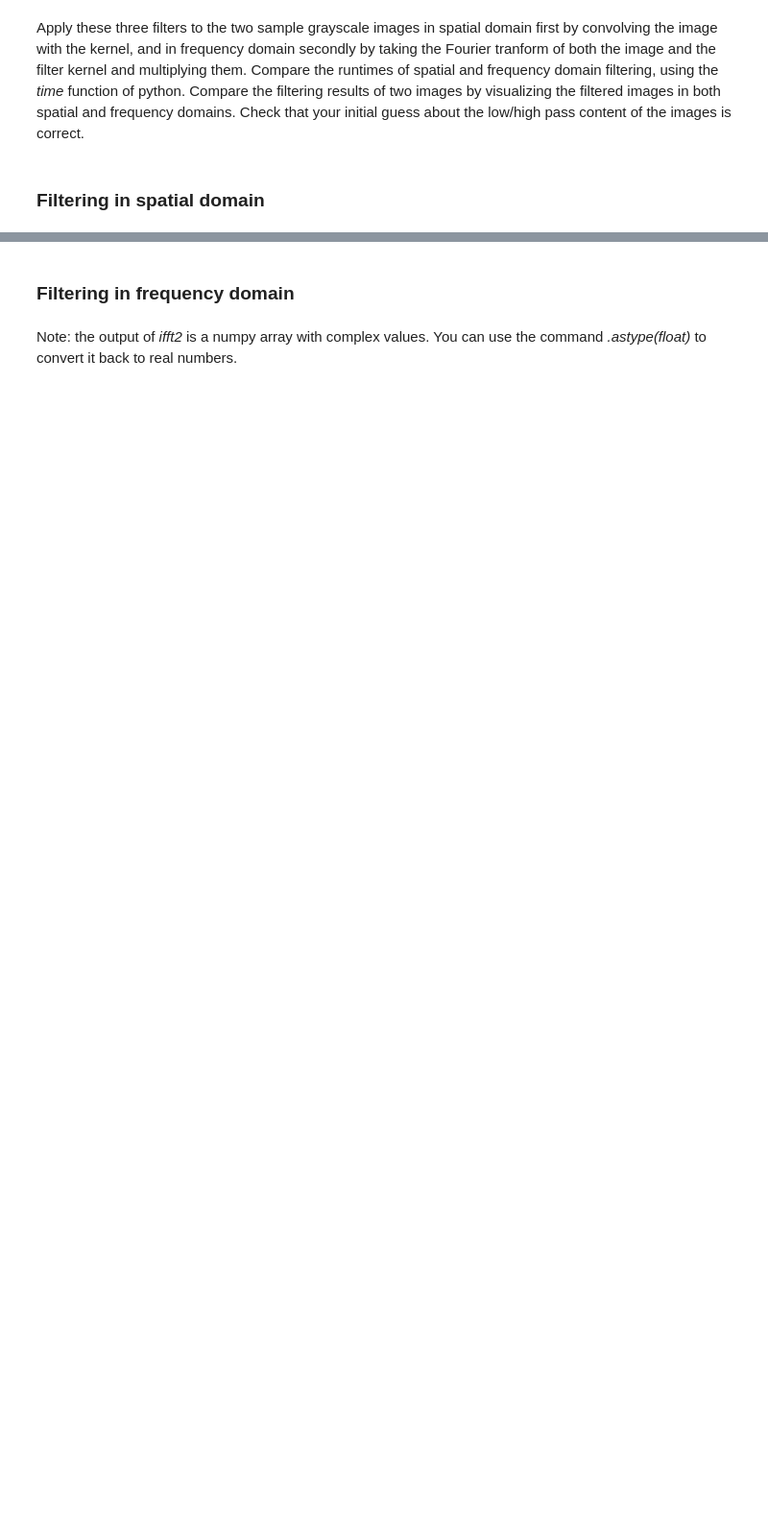
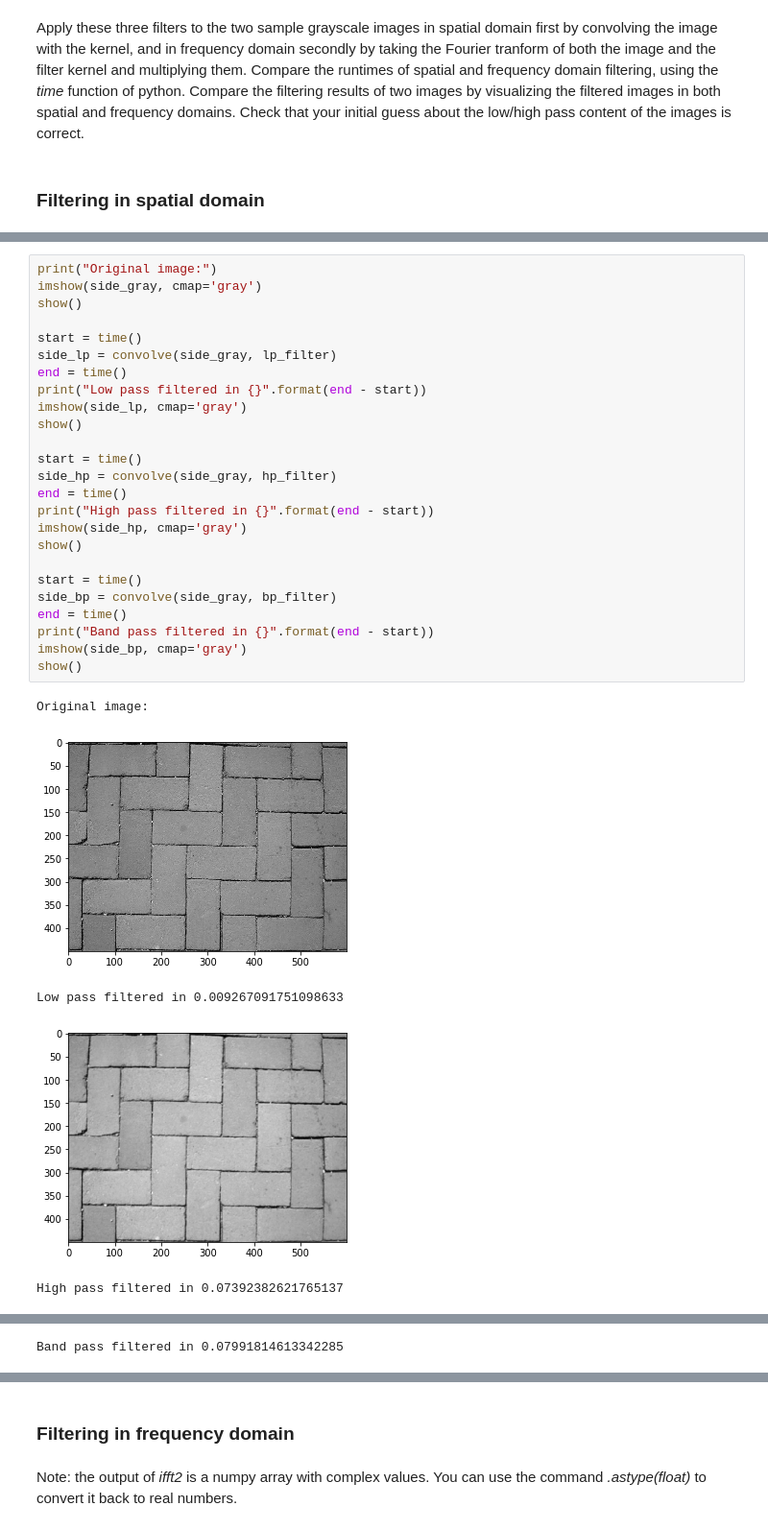
Before and after one commit to dvdblk/viscomp_tutorials, a Jupyter notebook: tutorials_cv/W4/W4_exercise.ipynb, the cells around one changed output, grey strips where cells are left out. Shown at 96% size. Cells and saved outputs as stored; diff of their text form; blank space fills up the shorter version.

```diff
--- a/tutorials_cv/W4/W4_exercise.ipynb
+++ b/tutorials_cv/W4/W4_exercise.ipynb
@@ -98,0 +163,31 @@ show()
+# %%
+print("Original image:")
+imshow(side_gray, cmap='gray')
+show()
+
+start = time()
+side_lp = convolve(side_gray, lp_filter)
+end = time()
+print("Low pass filtered in {}".format(end - start))
+imshow(side_lp, cmap='gray')
+show()
+
+start = time()
+side_hp = convolve(side_gray, hp_filter)
+end = time()
+print("High pass filtered in {}".format(end - start))
+imshow(side_hp, cmap='gray')
+show()
+
+start = time()
+side_bp = convolve(side_gray, bp_filter)
+end = time()
+print("Band pass filtered in {}".format(end - start))
+imshow(side_bp, cmap='gray')
+show()
+# %% [output]
+Original image:
+[figure, added]
+Low pass filtered in 0.009267091751098633
+[figure, added]
+High pass filtered in 0.07392382621765137
@@ -98,0 +195 @@ show()
+Band pass filtered in 0.07991814613342285
```
Also changed, not shown: parts of 24 cells of this notebook.
